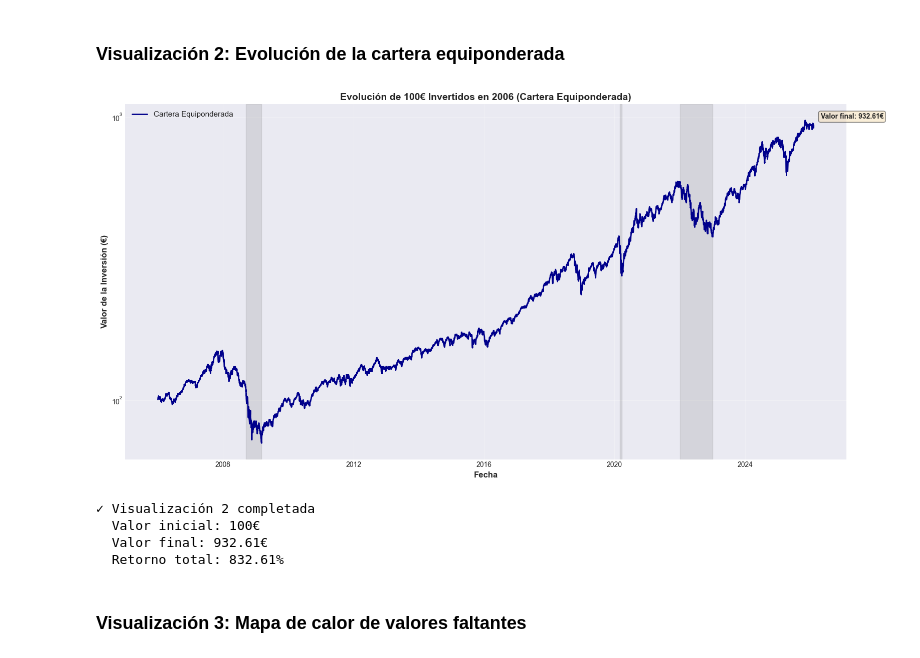
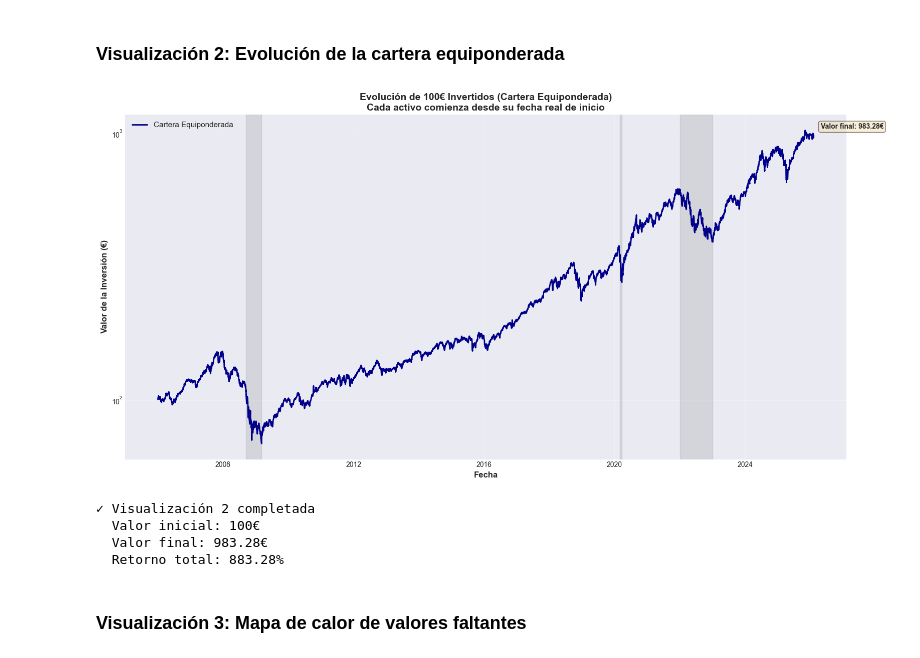
Before and after one commit to Romequinco/TAREA_GESTION_RIESGO, a Jupyter notebook: Tarea_riesgos.ipynb, the cells around one changed output. Cells and saved outputs as stored; diff of their text form; code cells hidden in the pictures.

```diff
--- a/Tarea_riesgos.ipynb
+++ b/Tarea_riesgos.ipynb
@@ -327,12 +378,12 @@ print("="*70)
 print("ALINEAMIENTO TEMPORAL")
 print("="*70)
 
-# Encontrar índice común
-common_index = data_market.index.intersection(data_portfolio.index)
+# Encontrar índice común (unión para preservar todas las fechas)
+common_index = data_market.index.union(data_portfolio.index).sort_values()
 
-# Aplicar alineamiento
-data_market = data_market.loc[common_index]
-data_portfolio = data_portfolio.loc[common_index]
+# Aplicar alineamiento (reindexar para incluir todas las fechas)
+data_market = data_market.reindex(common_index)
+data_portfolio = data_portfolio.reindex(common_index)
 
 print(f"✓ Alineamiento completado")
 print(f"  Índice común: {len(common_index)} observaciones")
@@ -340,6 +391,7 @@ print(f"  Rango temporal: {common_index[0].strftime('%Y-%m-%d')} a {common_index
 print(f"  Verificación: data_market y data_portfolio comparten el mismo índice temporal")
 assert len(data_market) == len(data_portfolio), "Error: Los índices no están alineados"
 assert (data_market.index == data_portfolio.index).all(), "Error: Los índices no coinciden"
+print(f"\n  NOTA: Los NaN se preservan. Cada activo tendrá NaN antes de su fecha de inicio real.")
 # %% [output]
 ======================================================================
 ALINEAMIENTO TEMPORAL
@@ -542,11 +597,29 @@ print("✓ Visualización 1 completada")
 # Visualización 2: Evolución de la cartera equiponderada
 # Calcular wealth index: wealth = (1 + returns_portfolio).cumprod()
 # Invertir 100€ en 2006
+# NOTA: Cada activo comienza desde su fecha real de inicio, no desde 2006-01-01
 initial_investment = 100
-wealth_index = (1 + returns_portfolio).cumprod() * initial_investment
 
-# Calcular el wealth index de la cartera equiponderada (media de todos los activos)
-portfolio_wealth = wealth_index.mean(axis=1)
+# Calcular wealth index por activo, respetando fecha de inicio
+wealth_index_dict = {}
+for ticker in returns_portfolio.columns:
+    asset_start_date = start_date_by_asset.get(ticker, None)
+    if asset_start_date is not None:
+        # Filtrar retornos desde fecha de inicio
+        ticker_returns = returns_portfolio[ticker].loc[returns_portfolio.index >= asset_start_date].dropna()
+    else:
+        ticker_returns = returns_portfolio[ticker].dropna()
+
+    if len(ticker_returns) > 0:
+        # Calcular wealth index solo para el período donde el activo existe
+        ticker_wealth = (1 + ticker_returns).cumprod() * initial_investment
+        wealth_index_dict[ticker] = ticker_wealth
+
+# Crear DataFrame de wealth index (cada activo tiene NaN antes de su inicio)
+wealth_index = pd.DataFrame(wealth_index_dict)
+
+# Calcular el wealth index de la cartera equiponderada (media solo de activos disponibles en cada fecha)
+portfolio_wealth = wealth_index.mean(axis=1, skipna=True)
 
 fig, ax = plt.subplots(figsize=(16, 8))
 ax.plot(portfolio_wealth.index, portfolio_wealth, linewidth=2, label='Cartera Equiponderada', color='darkblue')
@@ -554,39 +627,39 @@ ax.plot(portfolio_wealth.index, portfolio_wealth, linewidth=2, label='Cartera Eq
 # Resaltar períodos de crisis
 for start, end, label in crisis_periods:
     start_date_crisis = pd.to_datetime(start)
     end_date_crisis = pd.to_datetime(end)
     if start_date_crisis <= portfolio_wealth.index[-1] and end_date_crisis >= portfolio_wealth.index[0]:
         ax.axvspan(start_date_crisis, end_date_crisis, alpha=0.2, color='gray')
 
 ax.set_yscale('log')  # Escala logarítmica en eje Y
 ax.set_ylabel('Valor de la Inversión (€)', fontsize=12, fontweight='bold')
 ax.set_xlabel('Fecha', fontsize=12, fontweight='bold')
-ax.set_title(f'Evolución de {initial_investment}€ Invertidos en 2006 (Cartera Equiponderada)',
+ax.set_title(f'Evolución de {initial_investment}€ Invertidos (Cartera Equiponderada)\nCada activo comienza desde su fecha real de inicio',
              fontsize=14, fontweight='bold')
 ax.grid(True, alpha=0.3)
 ax.legend(loc='upper left', fontsize=11)
 
 # Añadir anotaciones de valor final
 final_value = portfolio_wealth.iloc[-1]
 ax.annotate(f'Valor final: {final_value:.2f}€',
             xy=(portfolio_wealth.index[-1], final_value),
             xytext=(10, 10), textcoords='offset points',
             bbox=dict(boxstyle='round', facecolor='wheat', alpha=0.5),
             fontsize=10, fontweight='bold')
 
 plt.tight_layout()
 plt.show()
 
 print("✓ Visualización 2 completada")
 print(f"  Valor inicial: {initial_investment}€")
 print(f"  Valor final: {final_value:.2f}€")
 print(f"  Retorno total: {(final_value/initial_investment - 1)*100:.2f}%")
 # %% [output]
-[figure, old version]
+[figure, new version]
 ✓ Visualización 2 completada
   Valor inicial: 100€
-  Valor final: 932.61€
-  Retorno total: 832.61%
+  Valor final: 983.28€
+  Retorno total: 883.28%
 # %% [markdown]
 ### Visualización 3: Mapa de calor de valores faltantes
 # %%
```
Also changed, not shown: parts of 41 cells of this notebook, 1 other file.
